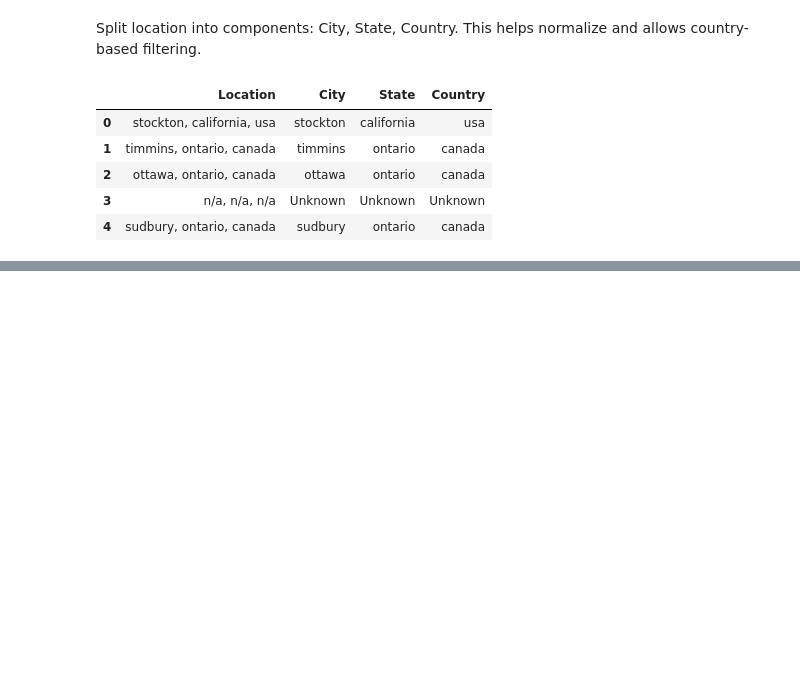
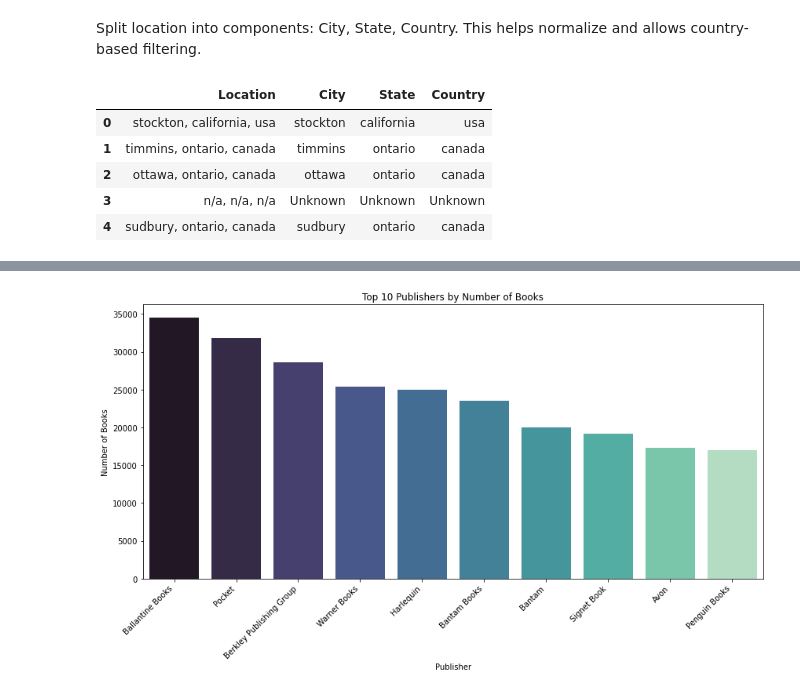
Before and after one commit to ruth-kitasi/Online-Book-Recommender-System, a Jupyter notebook: notebooks/Agatha.ipynb, the cells around one changed output, grey strips where cells are left out. Cells and saved outputs as stored; diff of their text form; code cells hidden in the pictures; blank space fills up the shorter version.

```diff
--- a/notebooks/Agatha.ipynb
+++ b/notebooks/Agatha.ipynb
@@ -383,0 +458,15 @@ merged_df.head(3)
+# %%
+# Get the top 10 publishers by count
+top_10_publishers = merged_df['Publisher'].value_counts().nlargest(10)
+
+# Create the bar plot
+plt.figure(figsize=(12, 7))
+sns.barplot(x=top_10_publishers.index, y=top_10_publishers.values, palette='mako')
+plt.title('Top 10 Publishers by Number of Books')
+plt.xlabel('Publisher')
+plt.ylabel('Number of Books')
+plt.xticks(rotation=45, ha='right')
+plt.tight_layout()
+plt.show()
+# %% [output]
+[figure, added]
```
Also changed, not shown: parts of 17 cells of this notebook.
